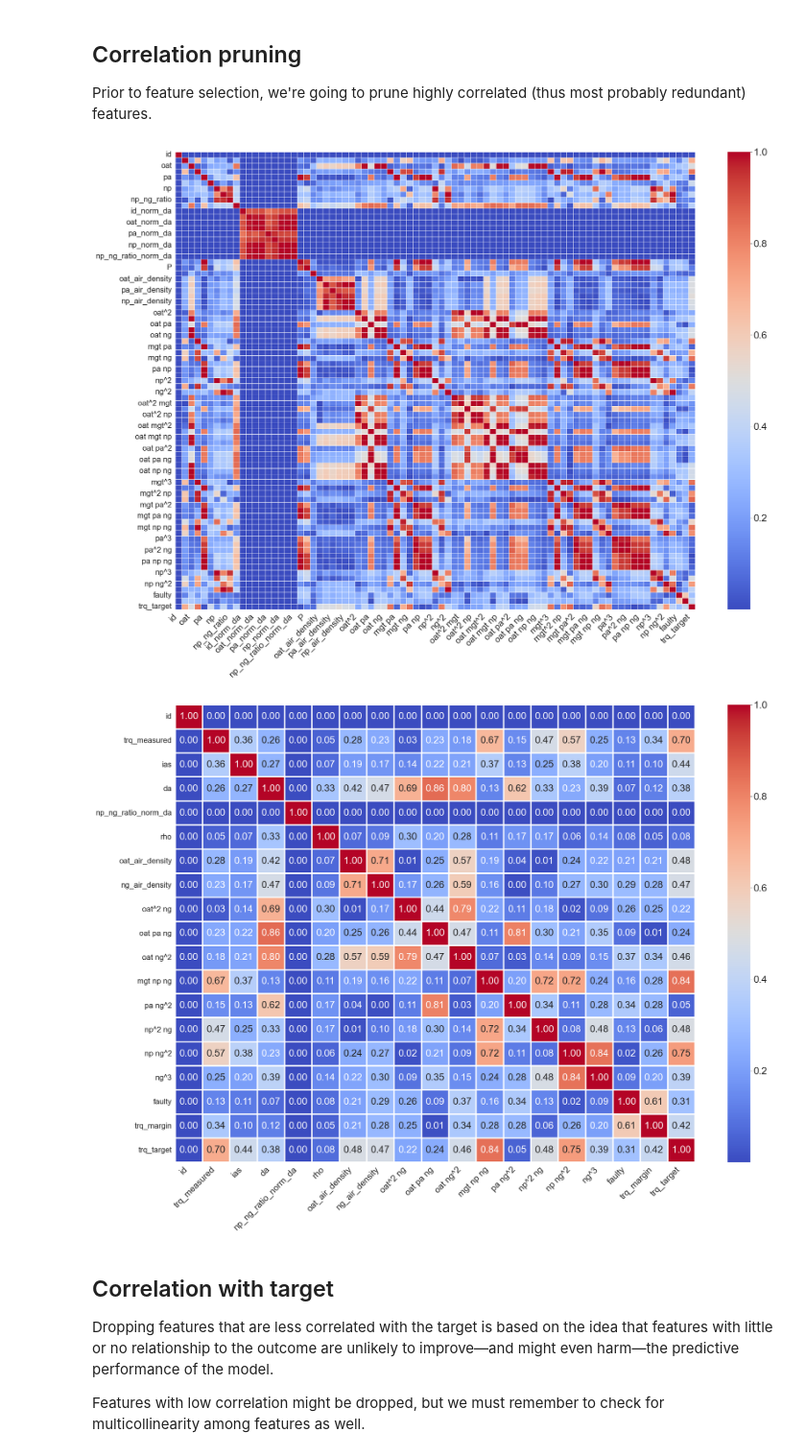
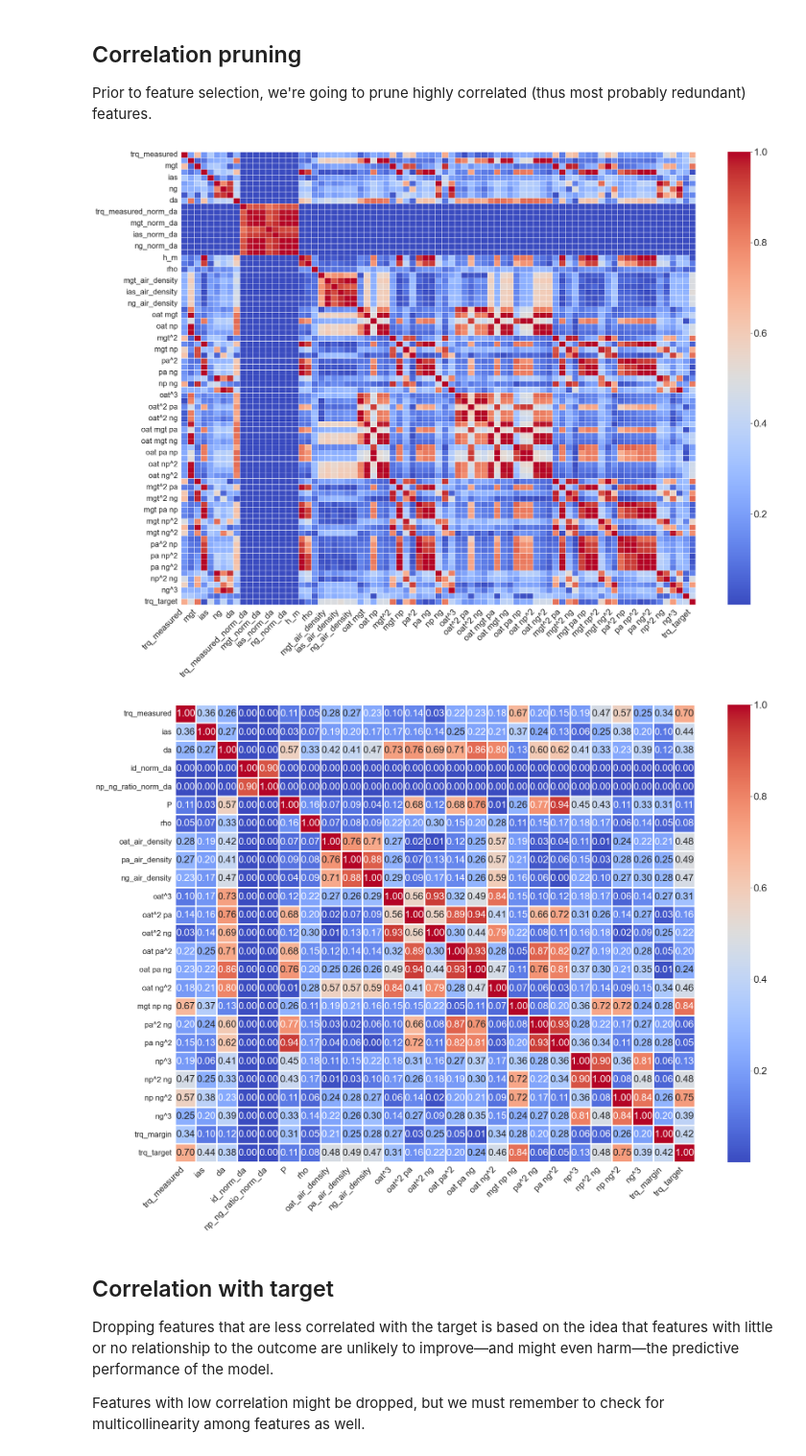
Before and after one commit to MrPio/PHM_North_America_2024_Challenge, a Jupyter notebook: 1-data_preprocessing/1-Feature_Selection_For_Regression.ipynb, the cells around one changed output. Shown at 96% size. Saved outputs shown, nothing was run; the diff lists cells and outputs as text; code cells hidden in the pictures.

```diff
--- a/1-data_preprocessing/1-Feature_Selection_For_Regression.ipynb
+++ b/1-data_preprocessing/1-Feature_Selection_For_Regression.ipynb
@@ -10,7 +10,7 @@ sns.set_style("darkgrid")
 # %%
 df_x = pd.read_csv('../dataset/1-preprocessed/X.csv')
 df_y = pd.read_csv('../dataset/1-preprocessed/y.csv')
-df = df_x.merge(df_y)
+df = df_x.merge(df_y).drop(['id','faulty'], axis=1)
 # %% [markdown]
 ## Correlation pruning
 Prior to feature selection, we're going to prune highly correlated (thus most probably redundant) features.
@@ -23,28 +23,28 @@ plt.xticks(rotation=45, ha="right", fontsize=18)
 plt.yticks(fontsize=16)
 plt.show()
 # %% [output]
-[figure, old version]
+[figure, new version]
 # %%
-threshold = 0.9
+threshold = 0.95
 
 # Find pairs of highly correlated features
 high_corr_pairs = set()
 for i in range(len(correlation_matrix.columns)):
     for j in range(i):
         if abs(correlation_matrix.iloc[i, j]) > threshold:
             high_corr_pairs.add((correlation_matrix.columns[i], correlation_matrix.columns[j]))
 
 # Determine which features to drop (just pick one from each pair)
 features_to_drop = set([pair[1] for pair in high_corr_pairs])
 
 plt.figure(figsize=(24, 17))
 pruned_correlation_matrix = correlation_matrix.drop(features_to_drop, axis=0).drop(features_to_drop, axis=1).abs()
 sns.heatmap(pruned_correlation_matrix, annot=True, fmt=".2f", linewidths=1.5, cbar=True, cmap='coolwarm')
 plt.xticks(rotation=45, ha="right", fontsize=18)
 plt.yticks(fontsize=16)
 plt.show()
 # %% [output]
-[figure, old version]
+[figure, new version]
 # %% [markdown]
 ## Correlation with target
 Dropping features that are less correlated with the target is based on the idea that features with little or no relationship to the outcome are unlikely to improve—and might even harm—the predictive performance of the model.
```
Also changed, not shown: parts of 4 cells of this notebook, 7 other files.
